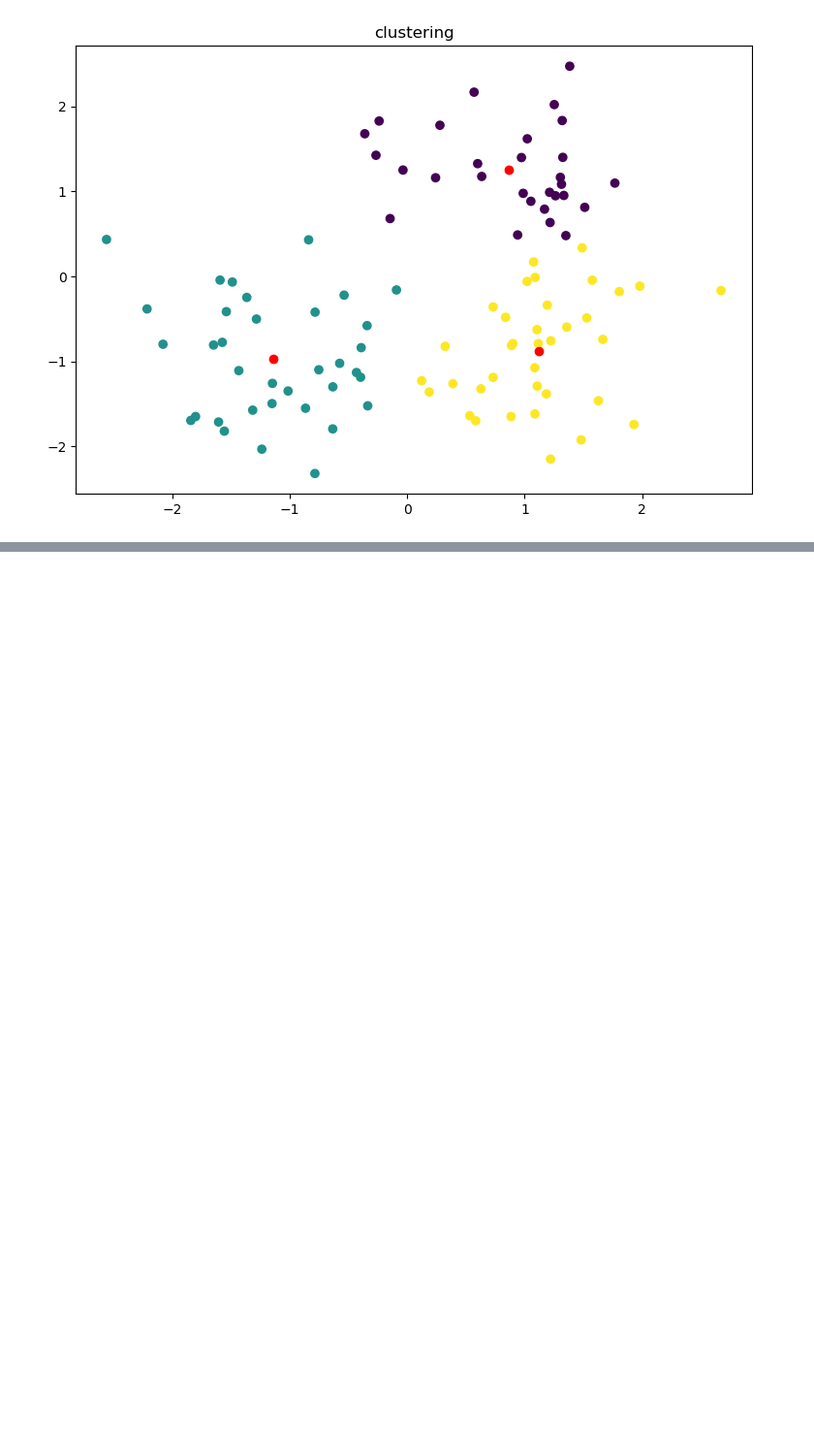
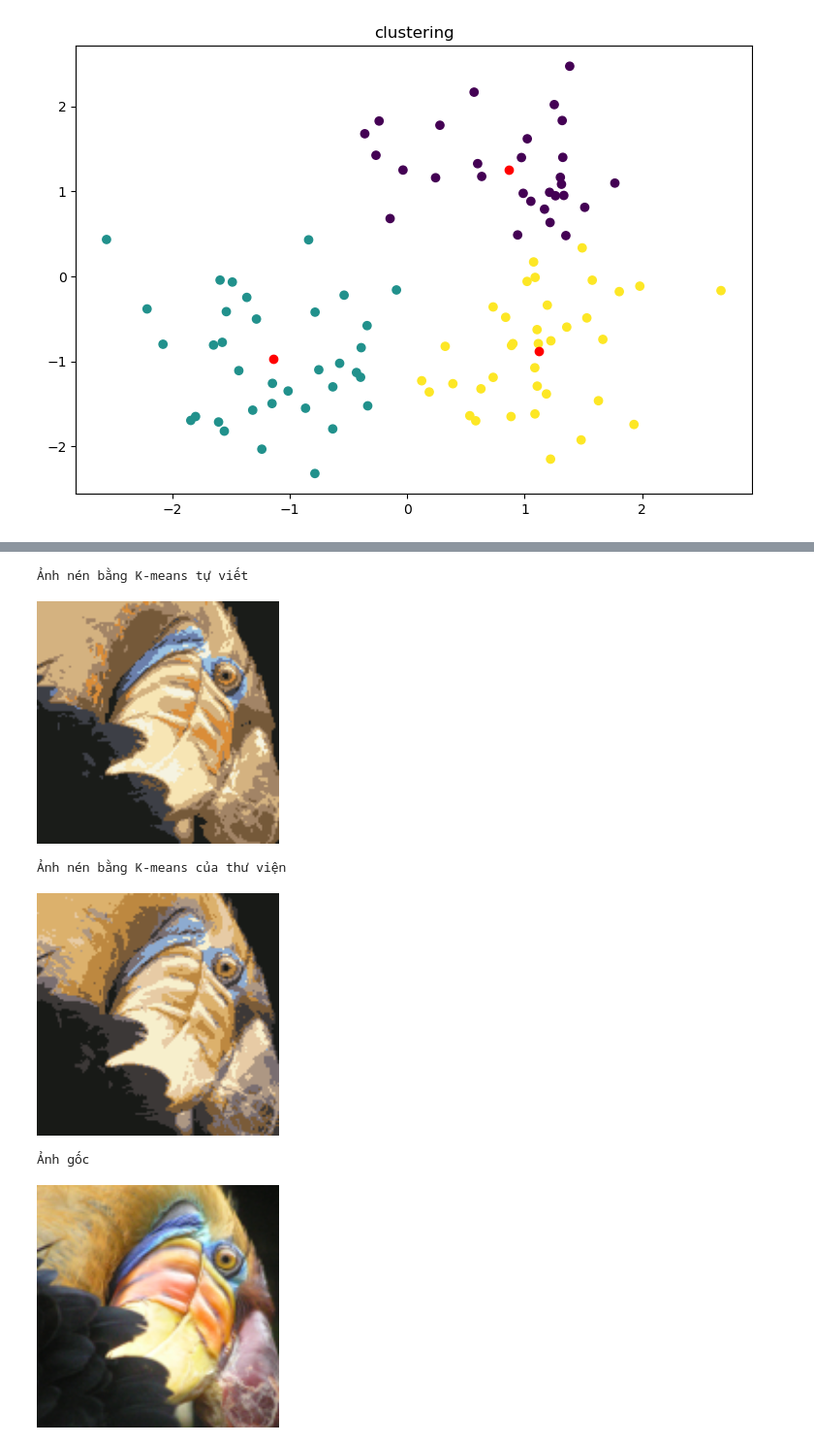
Before and after one commit to lquanh/FM-Lab, a Jupyter notebook: ML-hw/hw7/K-means.ipynb, the cells around one changed output, grey strips where cells are left out. Shown at 97% size. Cells and saved outputs as stored; diff of their text form; code cells hidden in the pictures; blank space fills up the shorter version.

```diff
--- a/ML-hw/hw7/K-means.ipynb
+++ b/ML-hw/hw7/K-means.ipynb
@@ -69,0 +104,14 @@ plt.show()
+# %%
+print('Ảnh nén bằng K-means tự viết')
+display(Image('img_128.png', width=250, unconfined=True))
+print('Ảnh nén bằng K-means của thư viện ')
+display(Image('img128.png', width=250, unconfined=True))
+print('Ảnh gốc')
+display(Image(path_img, width=250, unconfined=True))
+# %% [output]
+Ảnh nén bằng K-means tự viết
+[figure, added]
+Ảnh nén bằng K-means của thư viện
+[figure, added]
+Ảnh gốc
+[figure, added]
```
Also changed, not shown: parts of 3 cells of this notebook, 3 other files.
